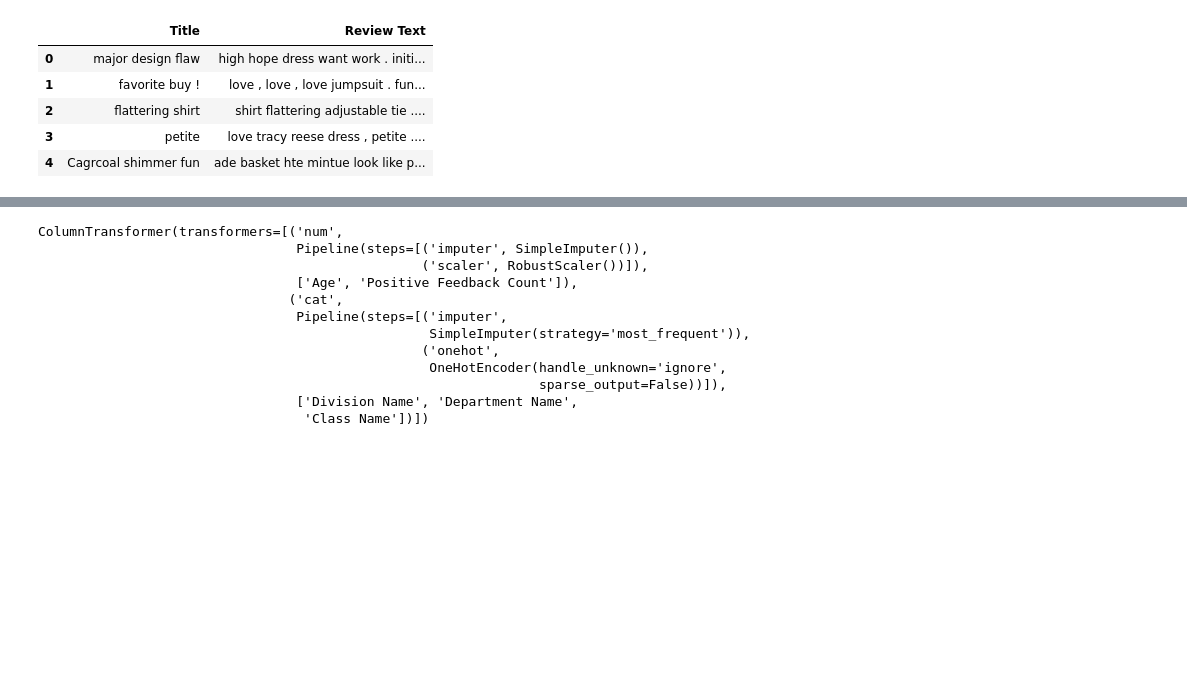
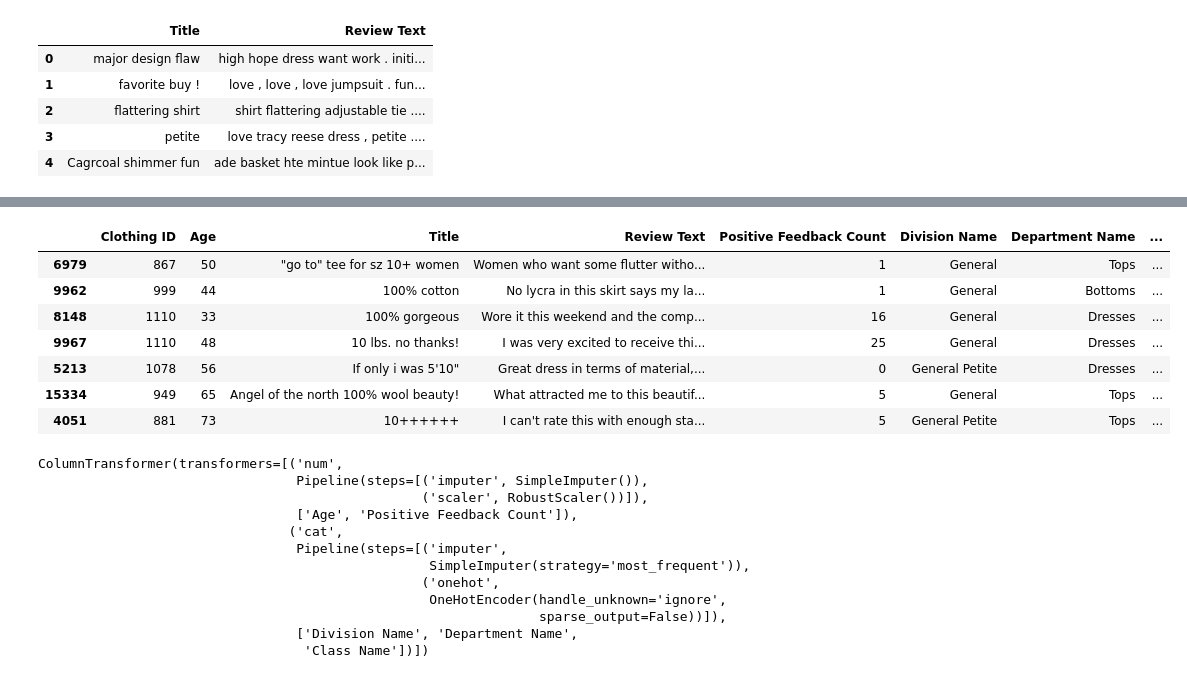
Before and after one commit to norrateng/dsnd-pipelines-project, a Jupyter notebook: starter/starter.ipynb, the cells around one changed output, grey strips where cells are left out. Cells and saved outputs as stored; diff of their text form; code cells hidden in the pictures; blank space fills up the shorter version.

```diff
--- a/starter/starter.ipynb
+++ b/starter/starter.ipynb
@@ -575,3 +721,17 @@ TypeError: __init__() missing 1 required positional argument: 'character'
+# %%
+#look at some examples? why are there random numbers in tthe titel?
+X_train[X_train['Title'].str.contains("10")]
+
+#yes they exist so our function is working correctly
+# %% [output]
+|  | Clothing ID | Age | Title | Review Text | Positive Feedback Count | Division Name | Department Name | ... |
+| 6979 | 867 | 50 | "go to" tee for sz 10+ women | Women who want some flutter witho... | 1 | General | Tops | ... |
+| 9962 | 999 | 44 | 100% cotton | No lycra in this skirt says my la... | 1 | General | Bottoms | ... |
+| 8148 | 1110 | 33 | 100% gorgeous | Wore it this weekend and the comp... | 16 | General | Dresses | ... |
+| 9967 | 1110 | 48 | 10 lbs. no thanks! | I was very excited to receive thi... | 25 | General | Dresses | ... |
+| 5213 | 1078 | 56 | If only i was 5'10" | Great dress in terms of material,... | 0 | General Petite | Dresses | ... |
+| 15334 | 949 | 65 | Angel of the north 100% wool beauty! | What attracted me to this beautif... | 5 | General | Tops | ... |
+| 4051 | 881 | 73 | 10++++++ | I can't rate this with enough sta... | 5 | General Petite | Tops | ... |
 # %%
 # Combine numerical and categorical features in column transformer
 preprocessor = ColumnTransformer(
```
Also changed, not shown: parts of 13 cells of this notebook.
